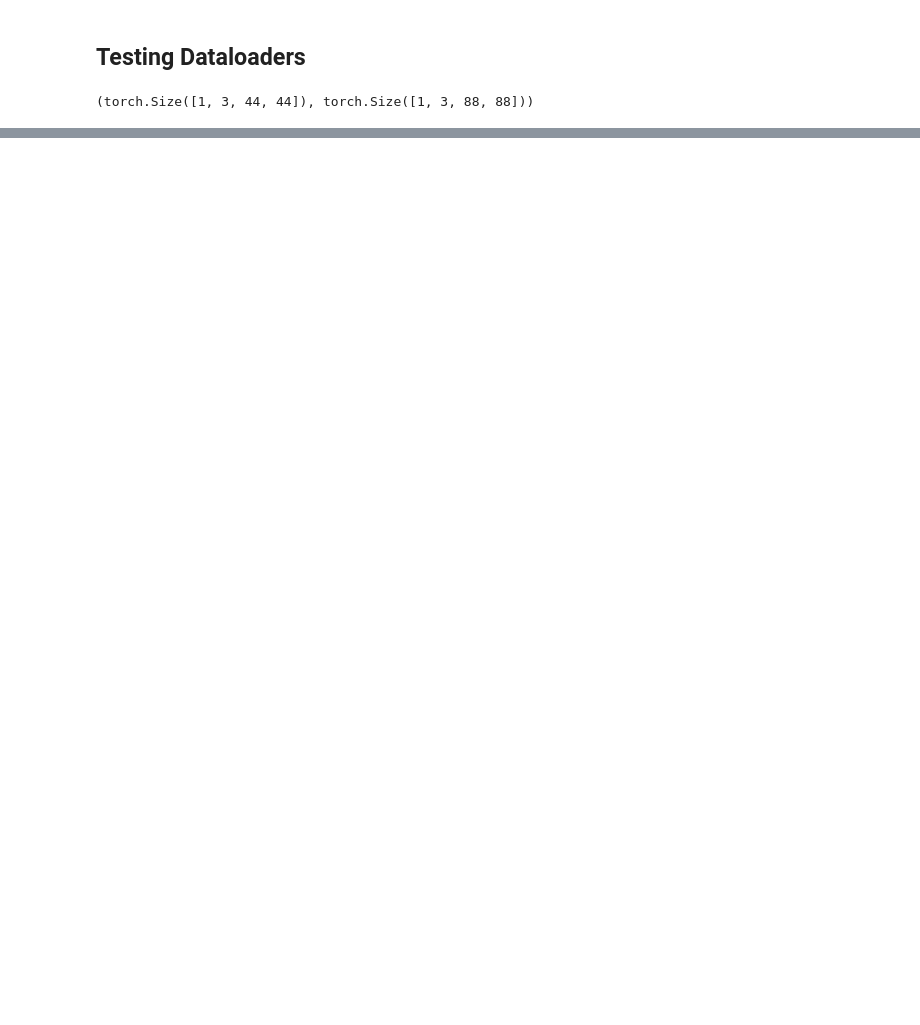
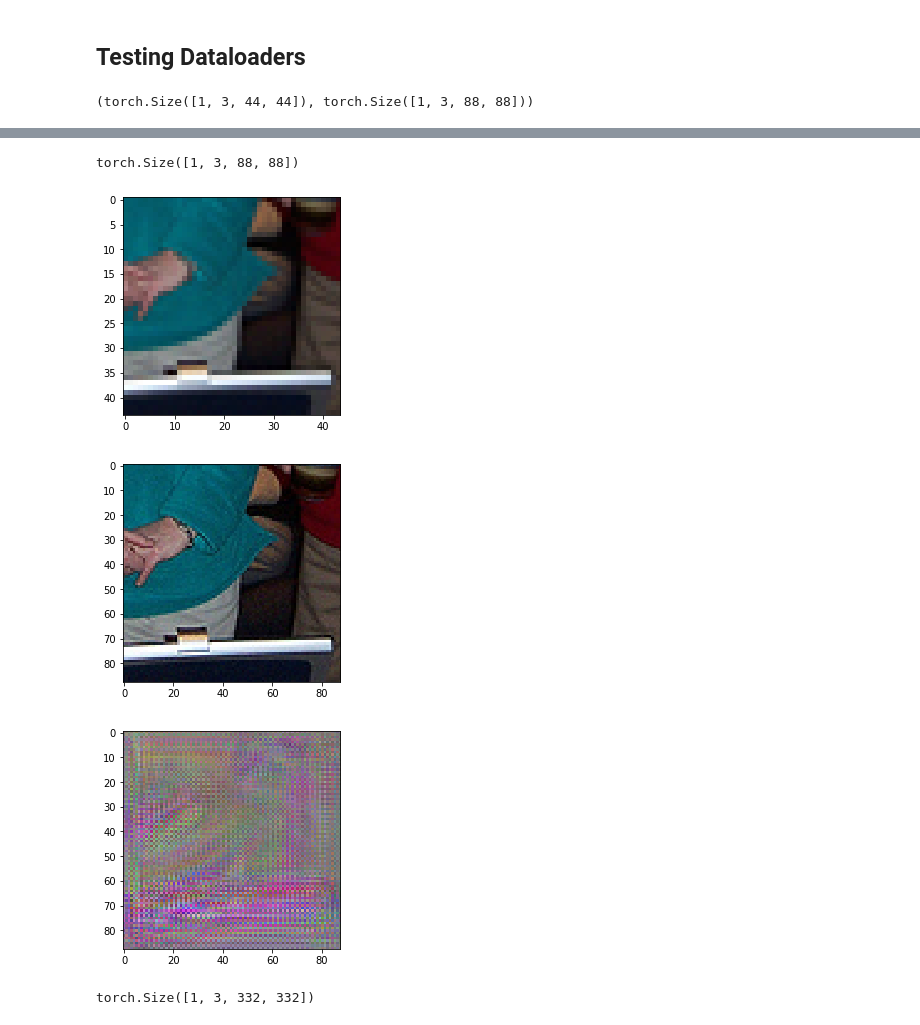
Before and after one commit to soumik12345/srgan-pytorch, a Jupyter notebook: Notebook_Test.ipynb, the cells around one changed output, grey strips where cells are left out. Drawn from its saved outputs; the diff is of its cells as text; code cells hidden in the pictures; blank space fills up the shorter version.

Commit message:
Updated Notebook (Added Untrained Generator inference)

```diff
--- a/Notebook_Test.ipynb
+++ b/Notebook_Test.ipynb
@@ -104,0 +108,3 @@ plt.show()
+# %%
+generator = Generator(scale=2)
+print(generator)
@@ -104,0 +129,21 @@ plt.show()
+# %%
+train_sr = generator(train_lr)
+train_sr.shape
+# %% [output]
+torch.Size([1, 3, 88, 88])
+# %%
+plt.imshow(torchvision.transforms.ToPILImage()(torch.squeeze(train_lr)))
+plt.show()
+plt.imshow(torchvision.transforms.ToPILImage()(torch.squeeze(train_hr)))
+plt.show()
+plt.imshow(torchvision.transforms.ToPILImage()(torch.squeeze(train_sr)))
+plt.show()
+# %% [output]
+[figure, added]
+[figure, added]
+[figure, added]
+# %%
+val_sr = generator(val_lr)
+val_sr.shape
+# %% [output]
+torch.Size([1, 3, 332, 332])
```
Also changed, not shown: parts of 10 cells of this notebook.
